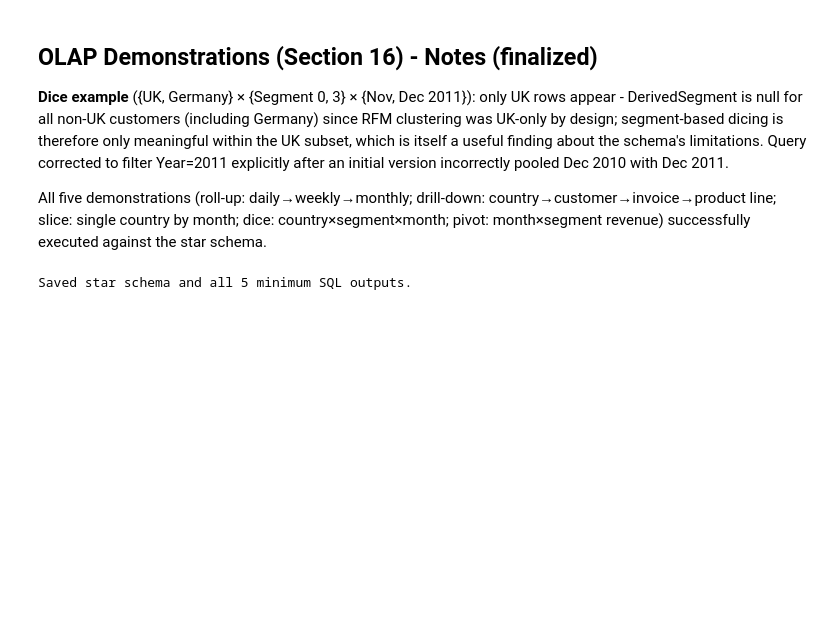
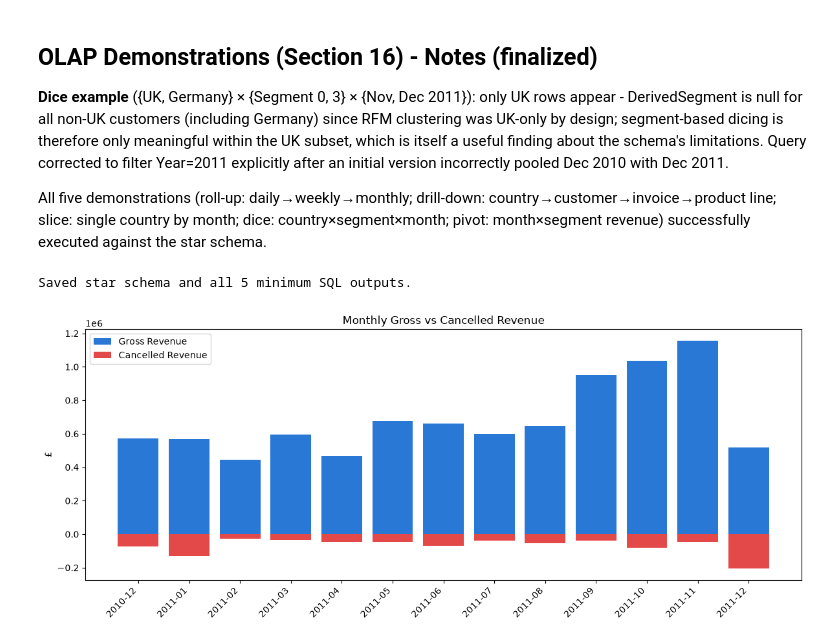
Before and after one commit to swagat017/Data-Mining-Project, a Jupyter notebook: notebooks/olap_analysis.ipynb, the cells around one changed output. Cells and saved outputs as stored; diff of their text form; code cells hidden in the pictures; blank space fills up the shorter version.

```diff
--- a/notebooks/olap_analysis.ipynb
+++ b/notebooks/olap_analysis.ipynb
@@ -678,3 +678,19 @@ q5_segment.to_csv("../results/tables/olap_output5_cancellation_by_segment.csv",
 print("Saved star schema and all 5 minimum SQL outputs.")
 # %% [output]
 Saved star schema and all 5 minimum SQL outputs.
+# %%
+import matplotlib.pyplot as plt
+
+plt.figure(figsize=(12,5))
+x_labels = [f"{y}-{m:02d}" for y,m in zip(q1['Year'], q1['Month'])]
+plt.bar(x_labels, q1['GrossRevenue'], color='#2a78d6', label='Gross Revenue')
+plt.bar(x_labels, q1['CancelledRevenue'], color='#e34948', label='Cancelled Revenue')
+plt.xticks(rotation=45, ha='right')
+plt.ylabel('£')
+plt.title('Monthly Gross vs Cancelled Revenue')
+plt.legend()
+plt.tight_layout()
+plt.savefig("../results/figures/olap_monthly_revenue.png", dpi=150, bbox_inches='tight')
+plt.show()
+# %% [output]
+[figure, added]
```
Also changed, not shown: 5 other files.
